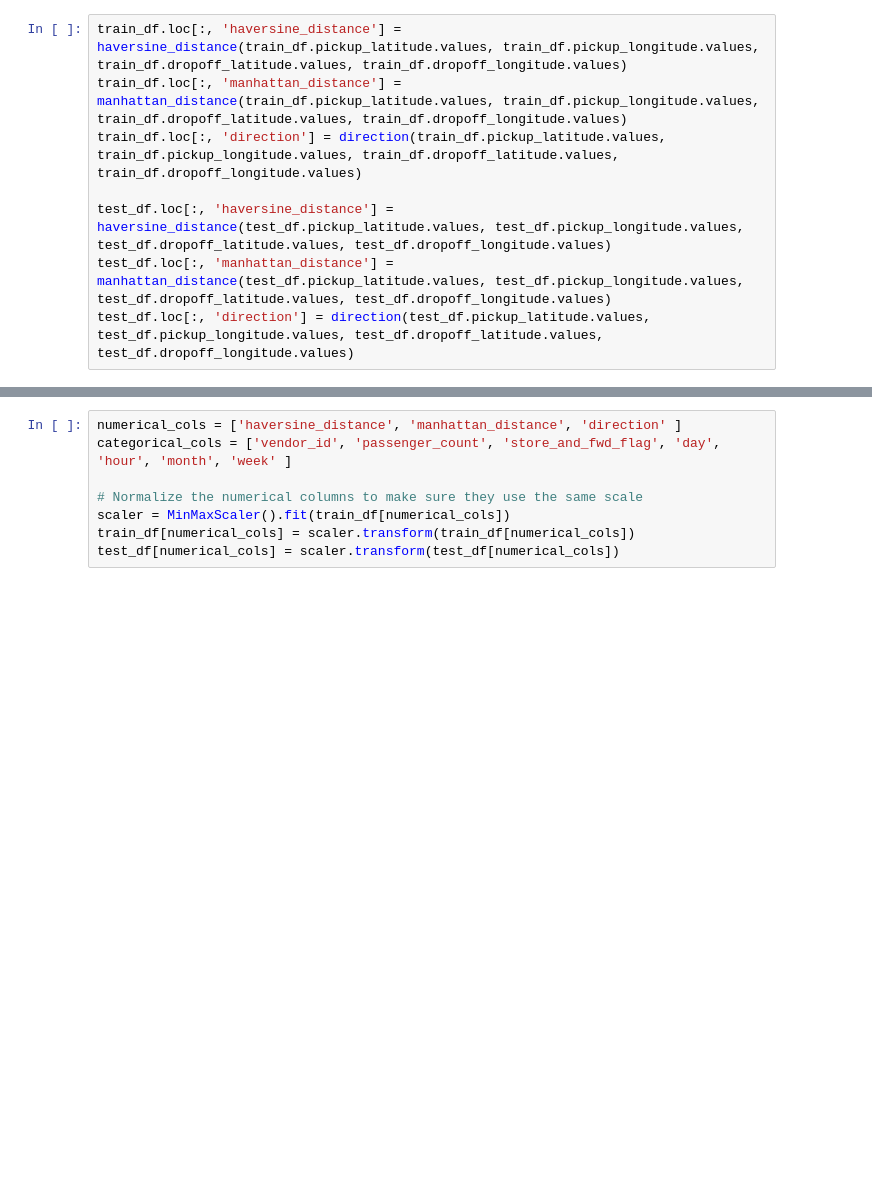
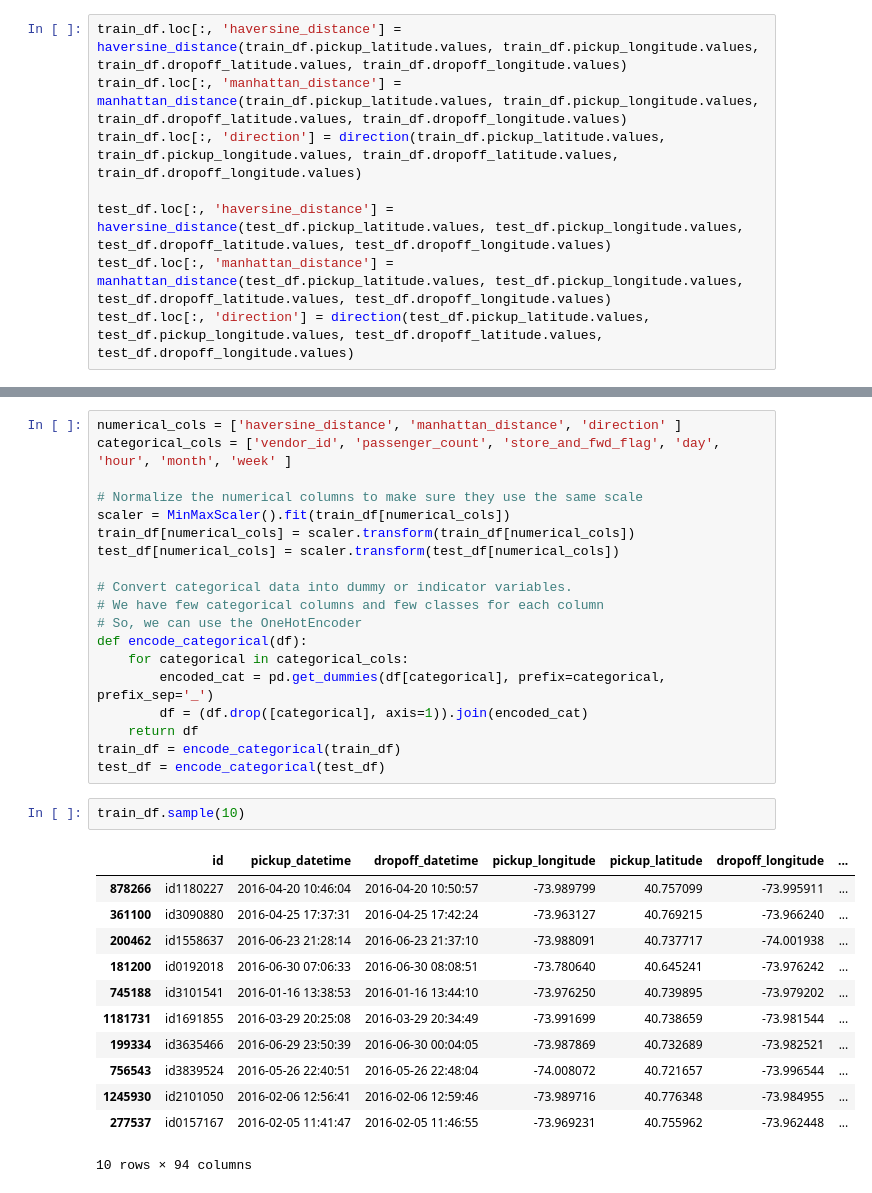
Before and after one commit to ahmedsherif304/Taxi-Trip-Duration-Kaggle-Competition, a Jupyter notebook: src/nyc.ipynb, the cells around one changed output, grey strips where cells are left out. Drawn from its saved outputs; the diff is of its cells as text; blank space fills up the shorter version.

Commit message:
Encode categorical columns

```diff
--- a/src/nyc.ipynb
+++ b/src/nyc.ipynb
@@ -183,3 +183,29 @@ categorical_cols = ['vendor_id', 'passenger_count', 'store_and_fwd_flag', 'day',
 scaler = MinMaxScaler().fit(train_df[numerical_cols])
 train_df[numerical_cols] = scaler.transform(train_df[numerical_cols])
 test_df[numerical_cols] = scaler.transform(test_df[numerical_cols])
+
+# Convert categorical data into dummy or indicator variables.
+# We have few categorical columns and few classes for each column
+# So, we can use the OneHotEncoder
+def encode_categorical(df):
+    for categorical in categorical_cols:
+        encoded_cat = pd.get_dummies(df[categorical], prefix=categorical, prefix_sep='_')
+        df = (df.drop([categorical], axis=1)).join(encoded_cat)
+    return df
+train_df = encode_categorical(train_df)
+test_df = encode_categorical(test_df)
+# %%
+train_df.sample(10)
+# %% [output]
+|  | id | pickup_datetime | dropoff_datetime | pickup_longitude | pickup_latitude | dropoff_longitude | ... |
+| 878266 | id1180227 | 2016-04-20 10:46:04 | 2016-04-20 10:50:57 | -73.989799 | 40.757099 | -73.995911 | ... |
+| 361100 | id3090880 | 2016-04-25 17:37:31 | 2016-04-25 17:42:24 | -73.963127 | 40.769215 | -73.966240 | ... |
+| 200462 | id1558637 | 2016-06-23 21:28:14 | 2016-06-23 21:37:10 | -73.988091 | 40.737717 | -74.001938 | ... |
+| 181200 | id0192018 | 2016-06-30 07:06:33 | 2016-06-30 08:08:51 | -73.780640 | 40.645241 | -73.976242 | ... |
+| 745188 | id3101541 | 2016-01-16 13:38:53 | 2016-01-16 13:44:10 | -73.976250 | 40.739895 | -73.979202 | ... |
+| 1181731 | id1691855 | 2016-03-29 20:25:08 | 2016-03-29 20:34:49 | -73.991699 | 40.738659 | -73.981544 | ... |
+| 199334 | id3635466 | 2016-06-29 23:50:39 | 2016-06-30 00:04:05 | -73.987869 | 40.732689 | -73.982521 | ... |
+| 756543 | id3839524 | 2016-05-26 22:40:51 | 2016-05-26 22:48:04 | -74.008072 | 40.721657 | -73.996544 | ... |
+| 1245930 | id2101050 | 2016-02-06 12:56:41 | 2016-02-06 12:59:46 | -73.989716 | 40.776348 | -73.984955 | ... |
+| 277537 | id0157167 | 2016-02-05 11:41:47 | 2016-02-05 11:46:55 | -73.969231 | 40.755962 | -73.962448 | ... |
+10 rows × 94 columns
```
Also changed, not shown: parts of 13 cells of this notebook.
